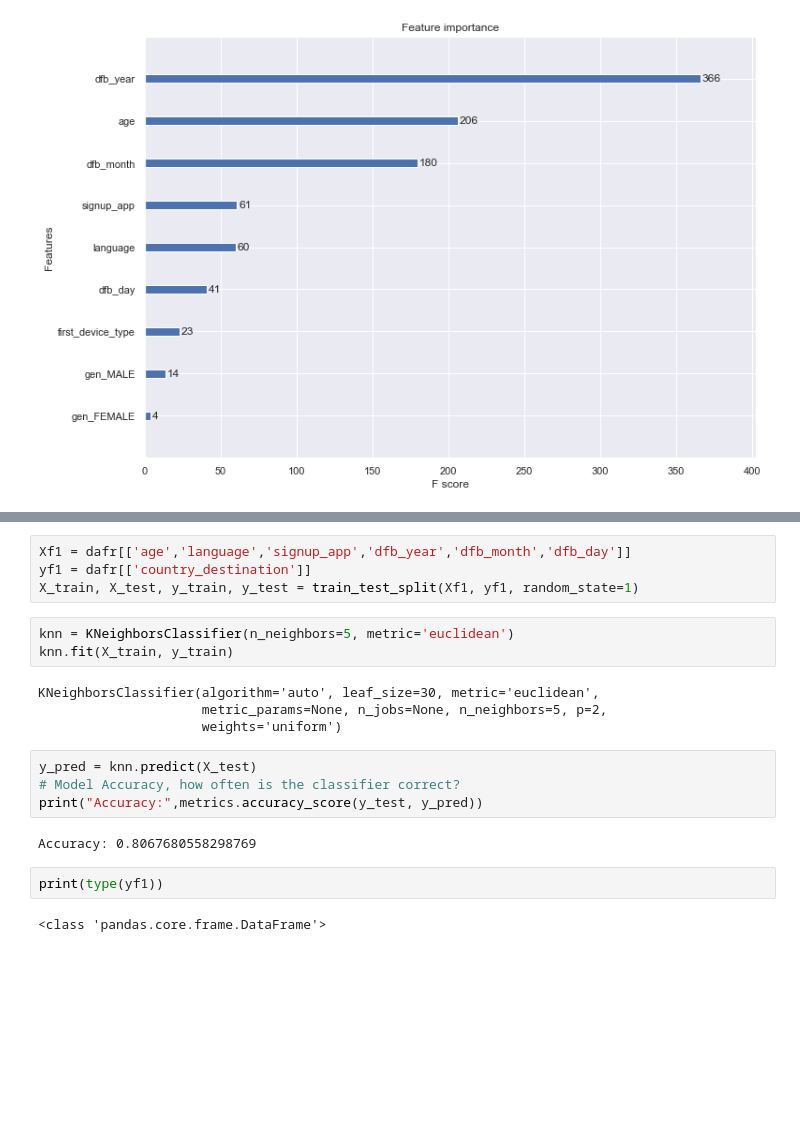
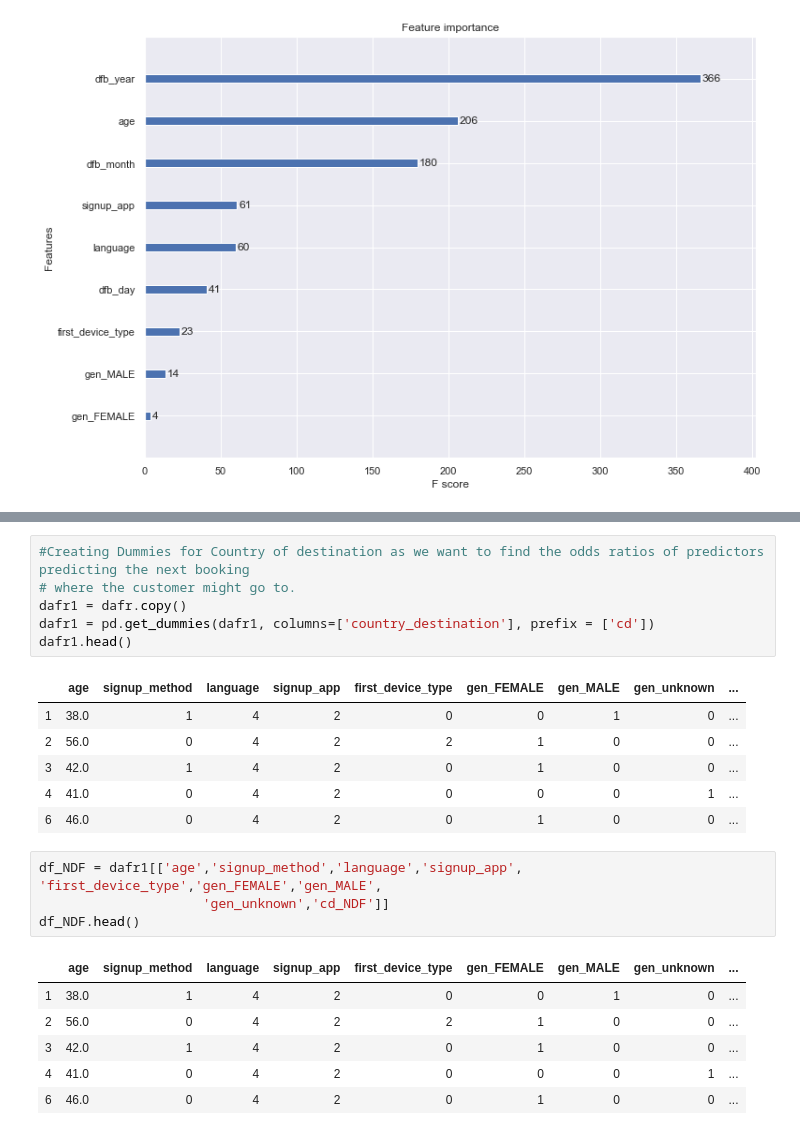
Before and after one commit to venkii83/Springboard, a Jupyter notebook: Capstone 1.ipynb, the cells around one changed output, grey strips where cells are left out. Cells and saved outputs as stored; diff of their text form; blank space fills up the shorter version.

```diff
--- a/Capstone 1.ipynb
+++ b/Capstone 1.ipynb
@@ -1472,21 +1482,24 @@ sns.set()
-# %%
-Xf1 = dafr[['age','language','signup_app','dfb_year','dfb_month','dfb_day']]
-yf1 = dafr[['country_destination']]
-X_train, X_test, y_train, y_test = train_test_split(Xf1, yf1, random_state=1)
-# %%
-knn = KNeighborsClassifier(n_neighbors=5, metric='euclidean')
-knn.fit(X_train, y_train)
-# %% [output]
-KNeighborsClassifier(algorithm='auto', leaf_size=30, metric='euclidean',
-                     metric_params=None, n_jobs=None, n_neighbors=5, p=2,
-                     weights='uniform')
-# %%
-y_pred = knn.predict(X_test)
-# Model Accuracy, how often is the classifier correct?
-print("Accuracy:",metrics.accuracy_score(y_test, y_pred))
-# %% [output]
-Accuracy: 0.8067680558298769
-# %%
-print(type(yf1))
-# %% [output]
-<class 'pandas.core.frame.DataFrame'>
+# %%
+#Creating Dummies for Country of destination as we want to find the odds ratios of predictors predicting the next booking
+# where the customer might go to.
+dafr1 = dafr.copy()
+dafr1 = pd.get_dummies(dafr1, columns=['country_destination'], prefix = ['cd'])
+dafr1.head()
+# %% [output]
+|  | age | signup_method | language | signup_app | first_device_type | gen_FEMALE | gen_MALE | gen_unknown | ... |
+| 1 | 38.0 | 1 | 4 | 2 | 0 | 0 | 1 | 0 | ... |
+| 2 | 56.0 | 0 | 4 | 2 | 2 | 1 | 0 | 0 | ... |
+| 3 | 42.0 | 1 | 4 | 2 | 0 | 1 | 0 | 0 | ... |
+| 4 | 41.0 | 0 | 4 | 2 | 0 | 0 | 0 | 1 | ... |
+| 6 | 46.0 | 0 | 4 | 2 | 0 | 1 | 0 | 0 | ... |
+# %%
+df_NDF = dafr1[['age','signup_method','language','signup_app', 'first_device_type','gen_FEMALE','gen_MALE',
+                     'gen_unknown','cd_NDF']]
+df_NDF.head()
+# %% [output]
+|  | age | signup_method | language | signup_app | first_device_type | gen_FEMALE | gen_MALE | gen_unknown | ... |
+| 1 | 38.0 | 1 | 4 | 2 | 0 | 0 | 1 | 0 | ... |
+| 2 | 56.0 | 0 | 4 | 2 | 2 | 1 | 0 | 0 | ... |
+| 3 | 42.0 | 1 | 4 | 2 | 0 | 1 | 0 | 0 | ... |
+| 4 | 41.0 | 0 | 4 | 2 | 0 | 0 | 0 | 1 | ... |
+| 6 | 46.0 | 0 | 4 | 2 | 0 | 1 | 0 | 0 | ... |
```
Also changed, not shown: parts of 14 cells of this notebook.
